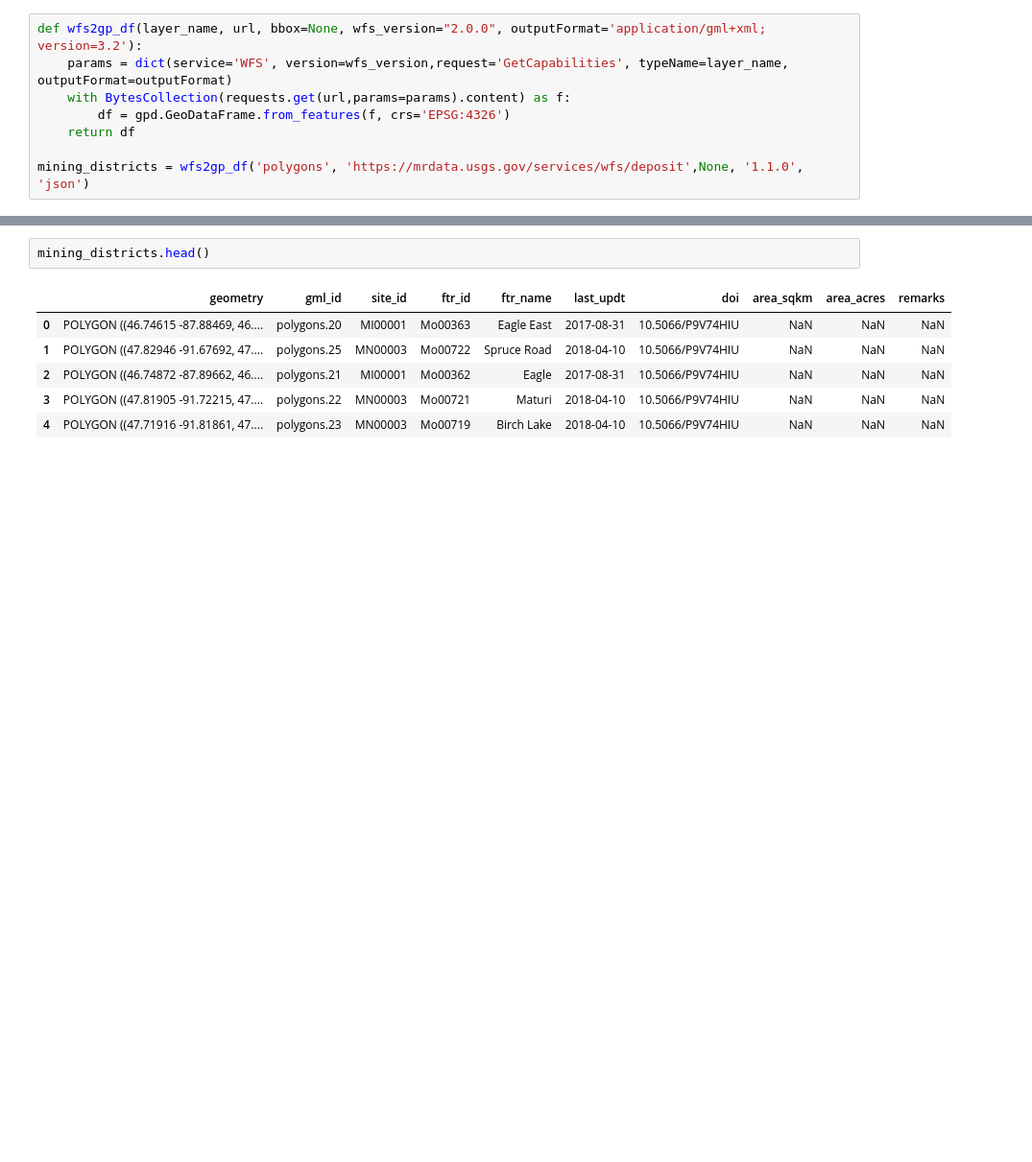
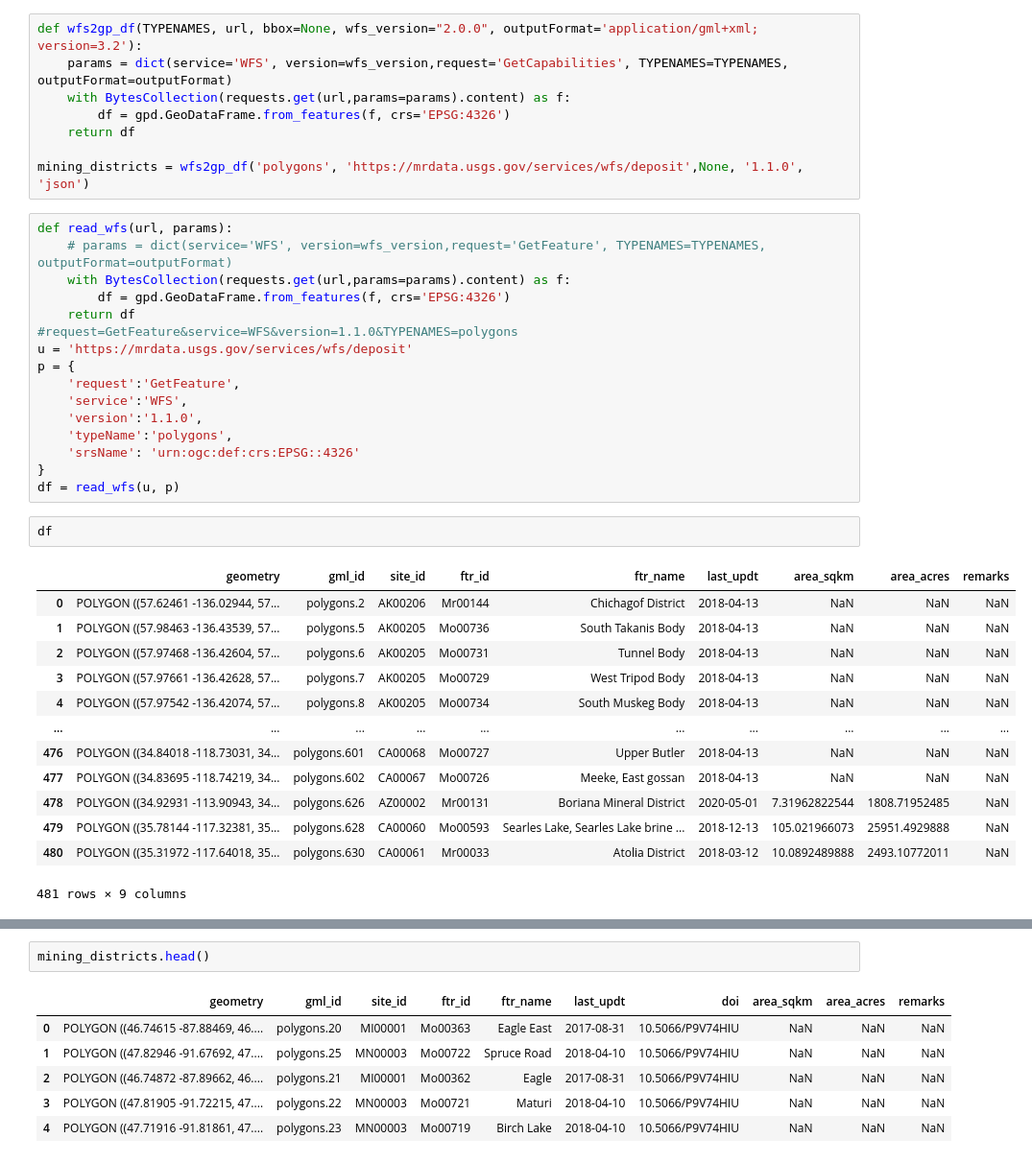
Before and after one commit to skybristol/geokb, a Jupyter notebook: Mining Districts.ipynb, the cells around one changed output, grey strips where cells are left out. Shown at 96% size. Drawn from its saved outputs; the diff is of its cells as text; blank space fills up the shorter version.

```diff
--- a/Mining Districts.ipynb
+++ b/Mining Districts.ipynb
@@ -15,10 +17,42 @@ load_dotenv()
 
 fiona.drvsupport.supported_drivers['WFS'] = 'r'
 # %%
-def wfs2gp_df(layer_name, url, bbox=None, wfs_version="2.0.0", outputFormat='application/gml+xml; version=3.2'):
-    params = dict(service='WFS', version=wfs_version,request='GetCapabilities', typeName=layer_name, outputFormat=outputFormat)
+def wfs2gp_df(TYPENAMES, url, bbox=None, wfs_version="2.0.0", outputFormat='application/gml+xml; version=3.2'):
+    params = dict(service='WFS', version=wfs_version,request='GetCapabilities', TYPENAMES=TYPENAMES, outputFormat=outputFormat)
     with BytesCollection(requests.get(url,params=params).content) as f:
         df = gpd.GeoDataFrame.from_features(f, crs='EPSG:4326')
     return df
 
 mining_districts = wfs2gp_df('polygons', 'https://mrdata.usgs.gov/services/wfs/deposit',None, '1.1.0', 'json')
+# %%
+def read_wfs(url, params):
+    # params = dict(service='WFS', version=wfs_version,request='GetFeature', TYPENAMES=TYPENAMES, outputFormat=outputFormat)
+    with BytesCollection(requests.get(url,params=params).content) as f:
+        df = gpd.GeoDataFrame.from_features(f, crs='EPSG:4326')
+    return df
+#request=GetFeature&service=WFS&version=1.1.0&TYPENAMES=polygons
+u = 'https://mrdata.usgs.gov/services/wfs/deposit'
+p = {
+    'request':'GetFeature',
+    'service':'WFS',
+    'version':'1.1.0',
+    'typeName':'polygons',
+    'srsName': 'urn:ogc:def:crs:EPSG::4326'
+}
+df = read_wfs(u, p)
+# %%
+df
+# %% [output]
+|  | geometry | gml_id | site_id | ftr_id | ftr_name | last_updt | area_sqkm | area_acres | remarks |
+| 0 | POLYGON ((57.62461 -136.02944, 57... | polygons.2 | AK00206 | Mr00144 | Chichagof District | 2018-04-13 | NaN | NaN | NaN |
+| 1 | POLYGON ((57.98463 -136.43539, 57... | polygons.5 | AK00205 | Mo00736 | South Takanis Body | 2018-04-13 | NaN | NaN | NaN |
+| 2 | POLYGON ((57.97468 -136.42604, 57... | polygons.6 | AK00205 | Mo00731 | Tunnel Body | 2018-04-13 | NaN | NaN | NaN |
+| 3 | POLYGON ((57.97661 -136.42628, 57... | polygons.7 | AK00205 | Mo00729 | West Tripod Body | 2018-04-13 | NaN | NaN | NaN |
+| 4 | POLYGON ((57.97542 -136.42074, 57... | polygons.8 | AK00205 | Mo00734 | South Muskeg Body | 2018-04-13 | NaN | NaN | NaN |
+| ... | ... | ... | ... | ... | ... | ... | ... | ... | ... |
+| 476 | POLYGON ((34.84018 -118.73031, 34... | polygons.601 | CA00068 | Mo00727 | Upper Butler | 2018-04-13 | NaN | NaN | NaN |
+| 477 | POLYGON ((34.83695 -118.74219, 34... | polygons.602 | CA00067 | Mo00726 | Meeke, East gossan | 2018-04-13 | NaN | NaN | NaN |
+| 478 | POLYGON ((34.92931 -113.90943, 34... | polygons.626 | AZ00002 | Mr00131 | Boriana Mineral District | 2020-05-01 | 7.31962822544 | 1808.71952485 | NaN |
+| 479 | POLYGON ((35.78144 -117.32381, 35... | polygons.628 | CA00060 | Mo00593 | Searles Lake, Searles Lake brine ... | 2018-12-13 | 105.021966073 | 25951.4929888 | NaN |
+| 480 | POLYGON ((35.31972 -117.64018, 35... | polygons.630 | CA00061 | Mr00033 | Atolia District | 2018-03-12 | 10.0892489888 | 2493.10772011 | NaN |
+481 rows × 9 columns
```
Also changed, not shown: parts of 27 cells of this notebook.
